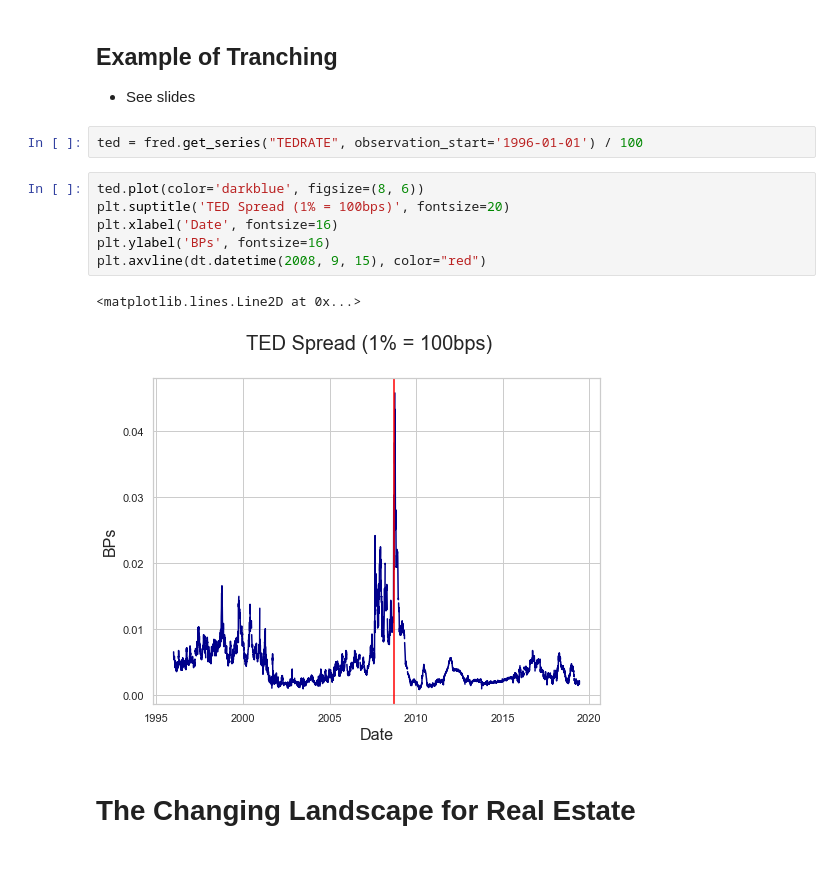
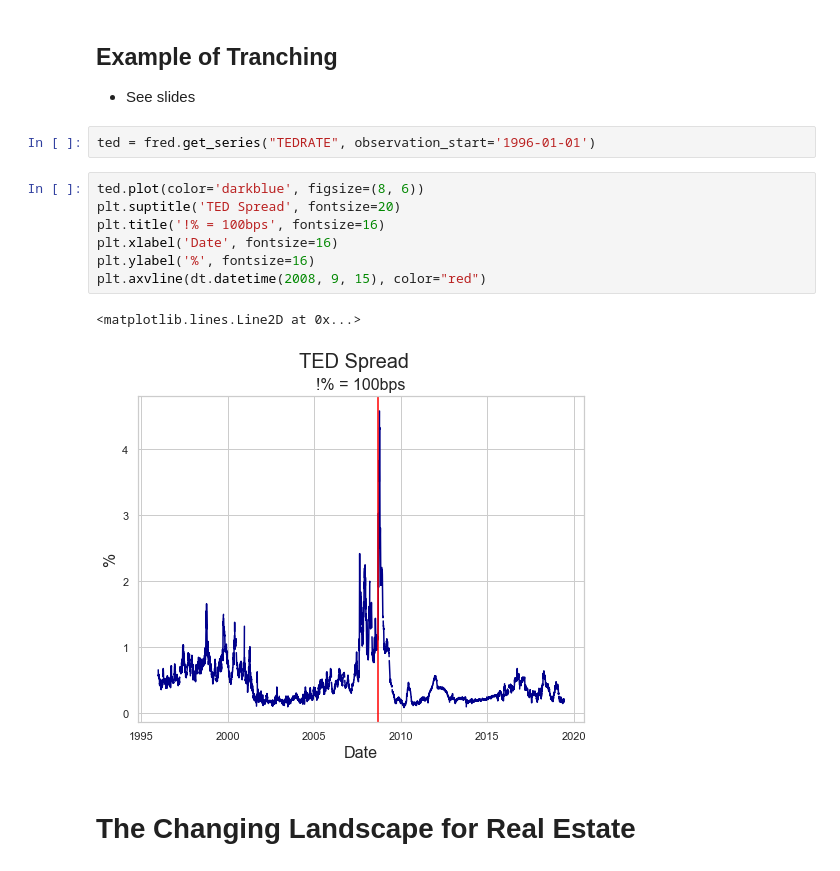
Before and after one commit to thsavage/REAL1-GC.1035, a Jupyter notebook: Notes as of June 13.ipynb, the cells around one changed output. Drawn from its saved outputs; the diff is of its cells as text.

```diff
--- a/Notes as of June 13.ipynb
+++ b/Notes as of June 13.ipynb
@@ -827,16 +828,17 @@ plt.axvline(dt.datetime(2008, 9, 15), color="red")
 ## Example of Tranching
 * See slides
 # %%
-ted = fred.get_series("TEDRATE", observation_start='1996-01-01') / 100
+ted = fred.get_series("TEDRATE", observation_start='1996-01-01')
 # %%
 ted.plot(color='darkblue', figsize=(8, 6))
-plt.suptitle('TED Spread (1% = 100bps)', fontsize=20)
+plt.suptitle('TED Spread', fontsize=20)
+plt.title('!% = 100bps', fontsize=16)
 plt.xlabel('Date', fontsize=16)
-plt.ylabel('BPs', fontsize=16)
+plt.ylabel('%', fontsize=16)
 plt.axvline(dt.datetime(2008, 9, 15), color="red")
 # %% [output]
 <matplotlib.lines.Line2D at 0x...>
-[figure, old version]
+[figure, new version]
 # %% [markdown]
 # The Changing Landscape for Real Estate
 # %% [markdown]
```
Also changed, not shown: parts of 1 cell of this notebook.
